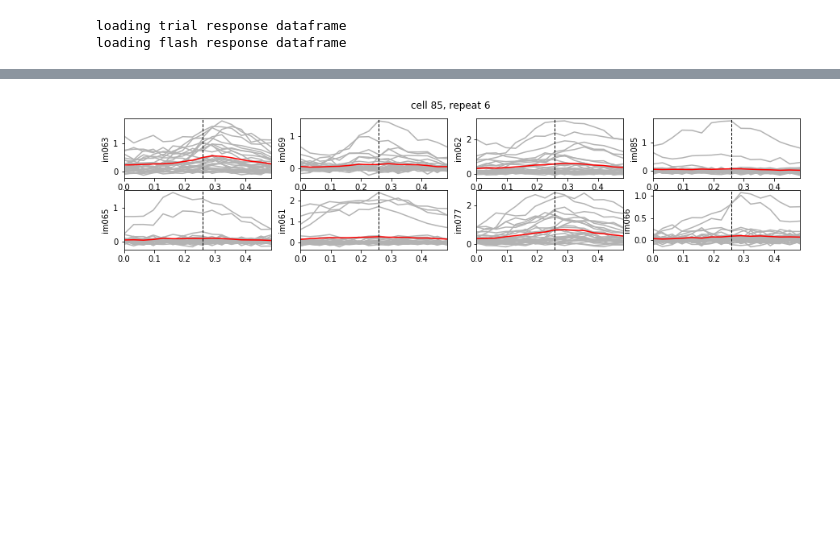
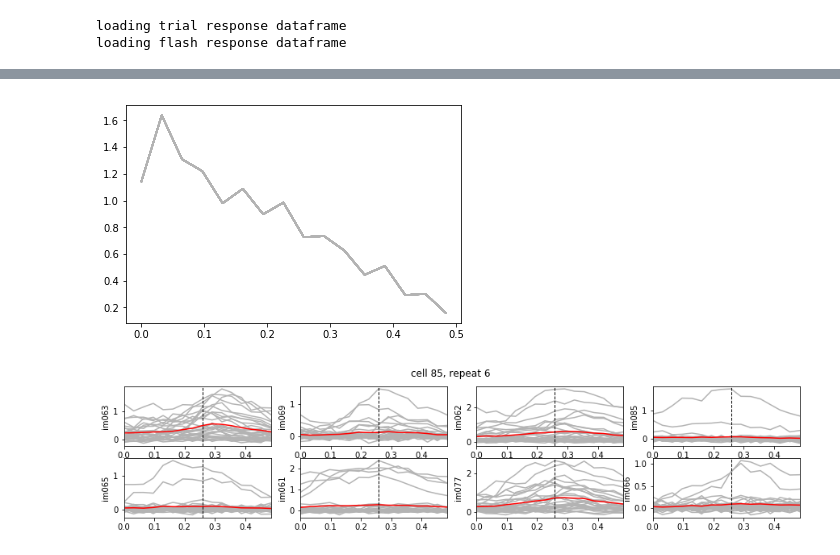
Before and after one commit to hanshuting/swdb_2018_tools, a Jupyter notebook: theory_project/tuning_curve_analysis.ipynb, the cells around one changed output, grey strips where cells are left out. Cells and saved outputs as stored; diff of their text form; code cells hidden in the pictures; blank space fills up the shorter version.

```diff
--- a/theory_project/tuning_curve_analysis.ipynb
+++ b/theory_project/tuning_curve_analysis.ipynb
@@ -121,3 +117,10 @@ trial_rsp_mat.shape
+# %%
+fig, ax = plt.subplots()
+
+for i in range(trial_rsp_mat.shape[0]):
+    ax.plot(repeat_ts[:stim_duration_frame*2], trial_rsp_mat[i, repeat, :], color=(0.7, 0.7, 0.7))
+# %% [output]
+[figure, added]
 # %%
 cell = 85 # cell index, start from 0
 repeat = 6 # which repeat to plot, start from 0
```
Also changed, not shown: parts of 4 cells of this notebook.
